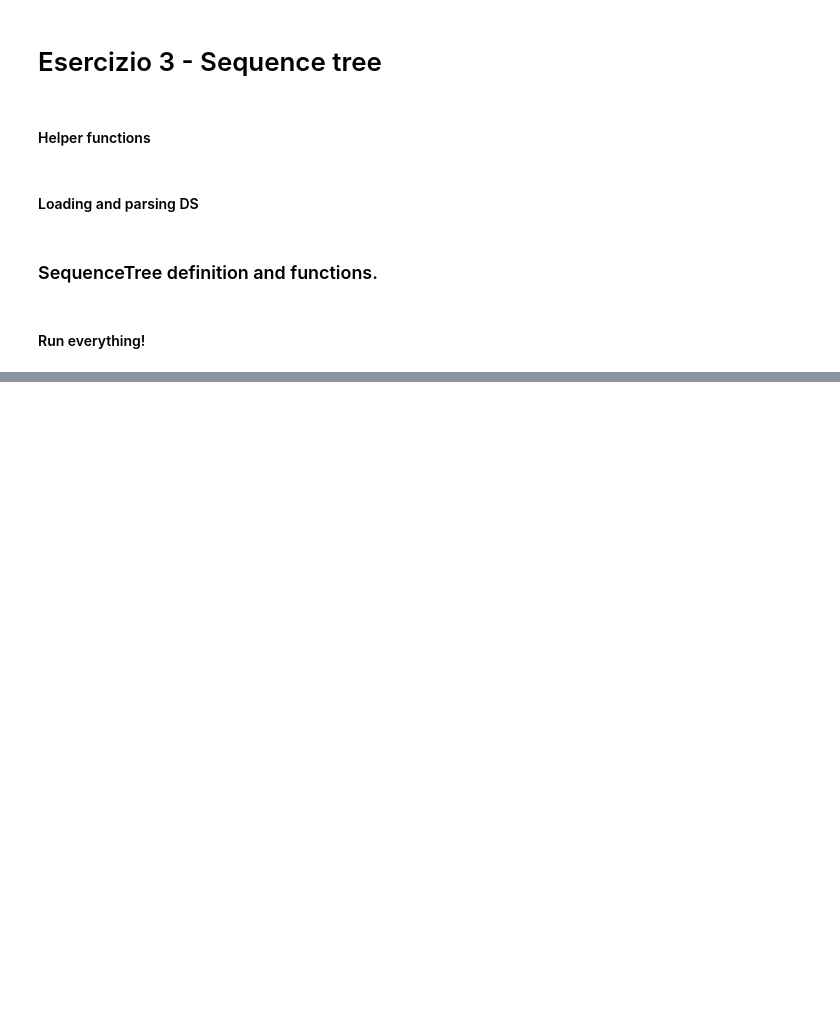
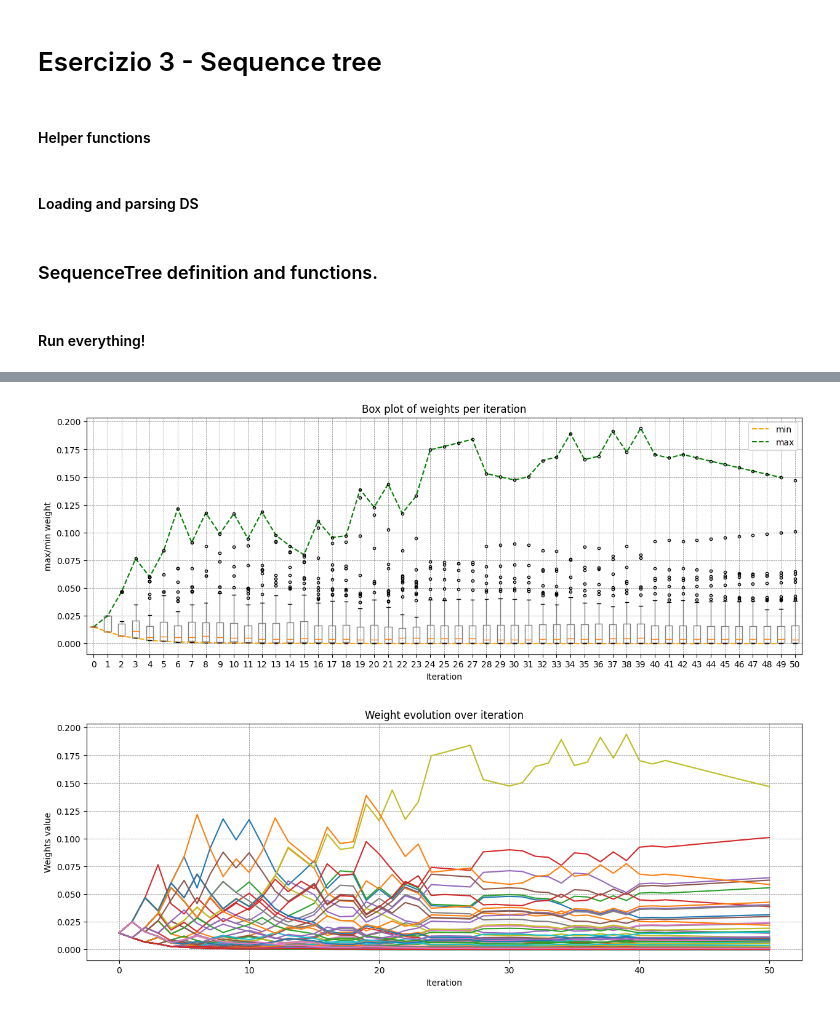
Before and after one commit to fabfabretti/data-mining-project, a Jupyter notebook: 4 - boosting.ipynb, the cells around one changed output, grey strips where cells are left out. Cells and saved outputs as stored; diff of their text form; code cells hidden in the pictures; blank space fills up the shorter version.

```diff
--- a/4 - boosting.ipynb
+++ b/4 - boosting.ipynb
@@ -709,0 +706,43 @@ for tree in training_phis:
+# %%
+def print_weights(training_W_stats,training_W):
+
+    # 1. Some statistical stuff
+
+    max_weights = []
+    min_weights = []
+
+    for i in range(0,iTERATIONS):
+        max_weights.append(max(training_W[i]))
+        min_weights.append(min(training_W[i]))
+
+
+    import matplotlib.pyplot as plt
+    plt.figure(figsize=(15,5))  # Width, Height in inches
+    # Adding labels
+    plt.xlabel('Iteration')
+    plt.ylabel('max/min weight')
+    plt.title('Box plot of weights per iteration')
+    plt.plot(min_weights,label="min",color="orange",linestyle="--")
+    plt.plot(max_weights,label="max",color="green",linestyle="--")
+
+    _ = plt.legend(loc='upper right')
+    plt.grid(color='grey', linestyle='--', linewidth=.5)
+
+
+    plt.boxplot(training_W,labels=list(range(0,len(training_W))),positions=range(0,len(training_W)),vert=True,sym='.', boxprops=dict(color="grey"), whiskerprops=dict(color="grey"))
+    # Displaying the plot
+    plt.show()
+
+
+
+    plt.figure(figsize=(15,5))
+    plt.plot(training_W)
+    plt.xlabel('Iteration')
+    plt.ylabel('Weights value')
+    plt.title('Weight evolution over iteration')
+    plt.grid(color='grey', linestyle='--', linewidth=.5)
+
+print_weights(training_W_stats,training_W)
+# %% [output]
+[figure, added]
+[figure, added]
```
Also changed, not shown: parts of 6 cells of this notebook.
